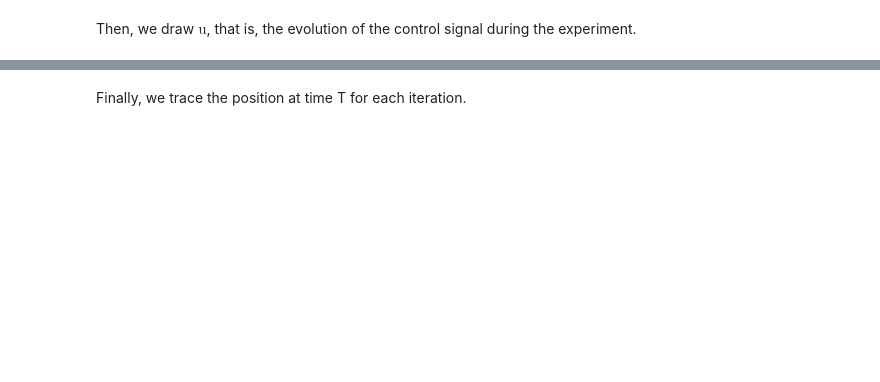
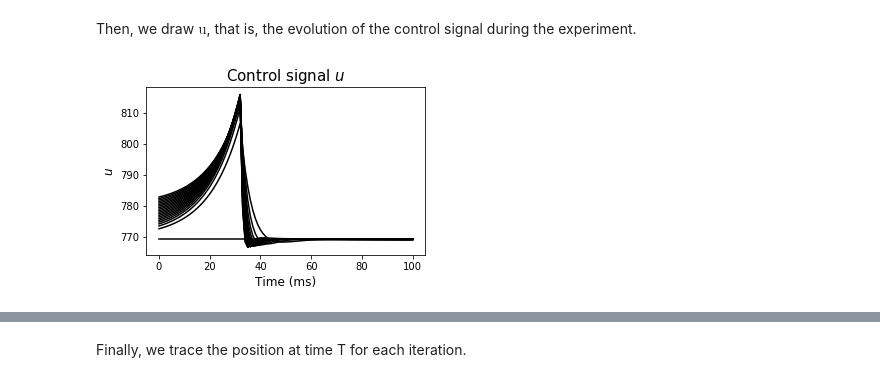
Before and after one commit to AnaideT/OptimalPrecision, a Jupyter notebook: 2017-06-13 Generalized coordinates.ipynb, the cells around one changed output, grey strips where cells are left out. Drawn from its saved outputs; the diff is of its cells as text; code cells hidden in the pictures; blank space fills up the shorter version.

```diff
--- a/2017-06-13 Generalized coordinates.ipynb
+++ b/2017-06-13 Generalized coordinates.ipynb
@@ -211,8 +221,8 @@ def cost_deriv(u, i):
     else:
         return (2*np.transpose(ci[:,0:(T+R-i)])*np.array([((expectation(u,t)-xT_f(t))*mult_v).tolist() for t in (i+1+np.arange(R+T-i))])).sum() + 2*k*u[i]*(ci0_array[0:(T+R-i)]**2).sum()
 # %%
-niter = 10000
-eta = 6000
+niter = 1000 # 10000
+eta = 600 # 6000
 # %%
 import time
 # %%
@@ -235,7 +265,10 @@ u
 # %% [markdown]
 Then, we draw $\text{u}$, that is, the evolution of the control signal during the experiment.
 # %%
-plot_signal(a, 500, 10000, t_T, t_R, 0.001)
+#plot_signal(a, 500, 10000, t_T, t_R, 0.001)
+plot_signal(a, 50, 1000, t_T, t_R, 0.001)
+# %% [output]
+[figure, added]
 # %%
 fig_width = 15
 fig, ax = plt.subplots(1, 1, figsize=(fig_width, fig_width/1.618))
```
Also changed, not shown: parts of 18 cells of this notebook, 5 other files.
